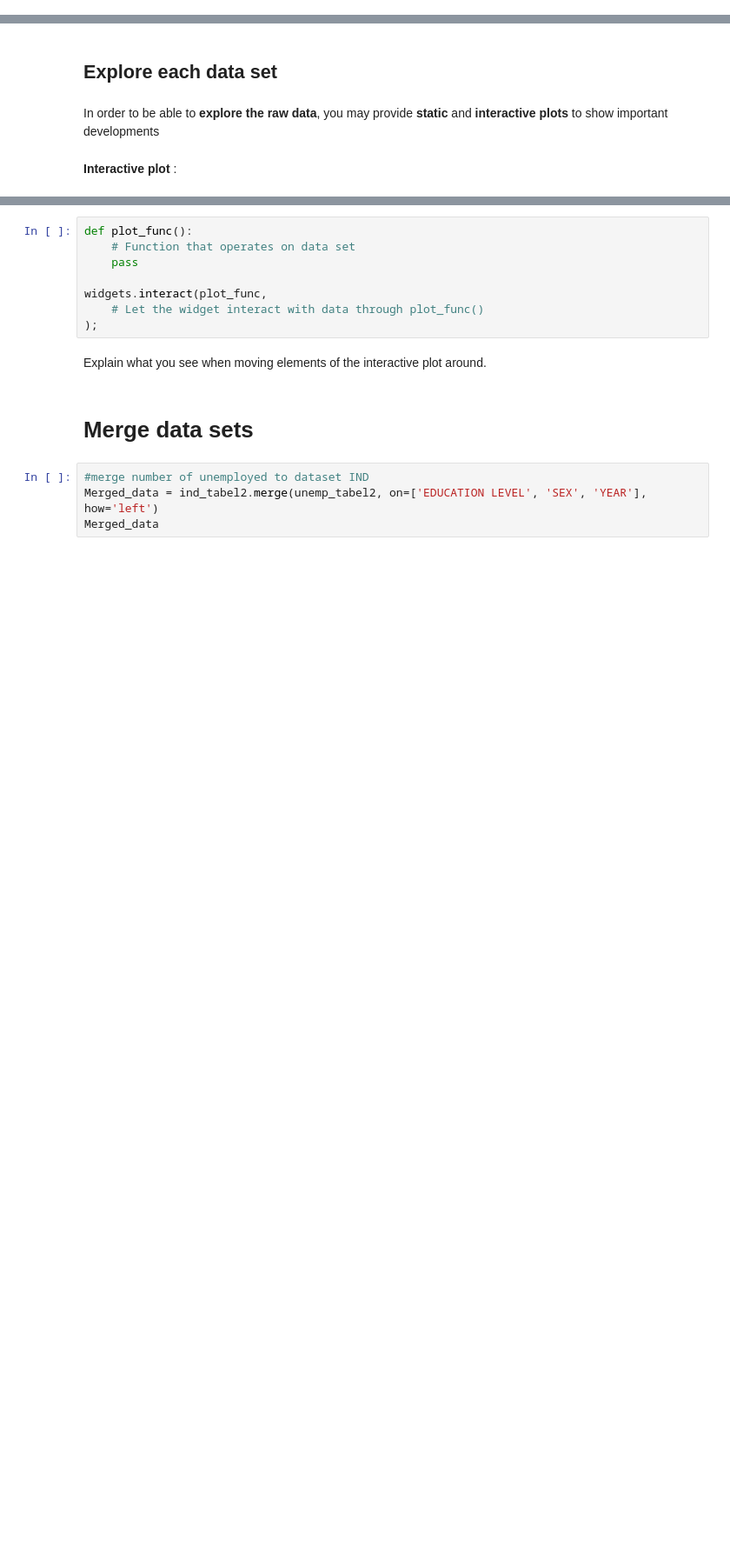
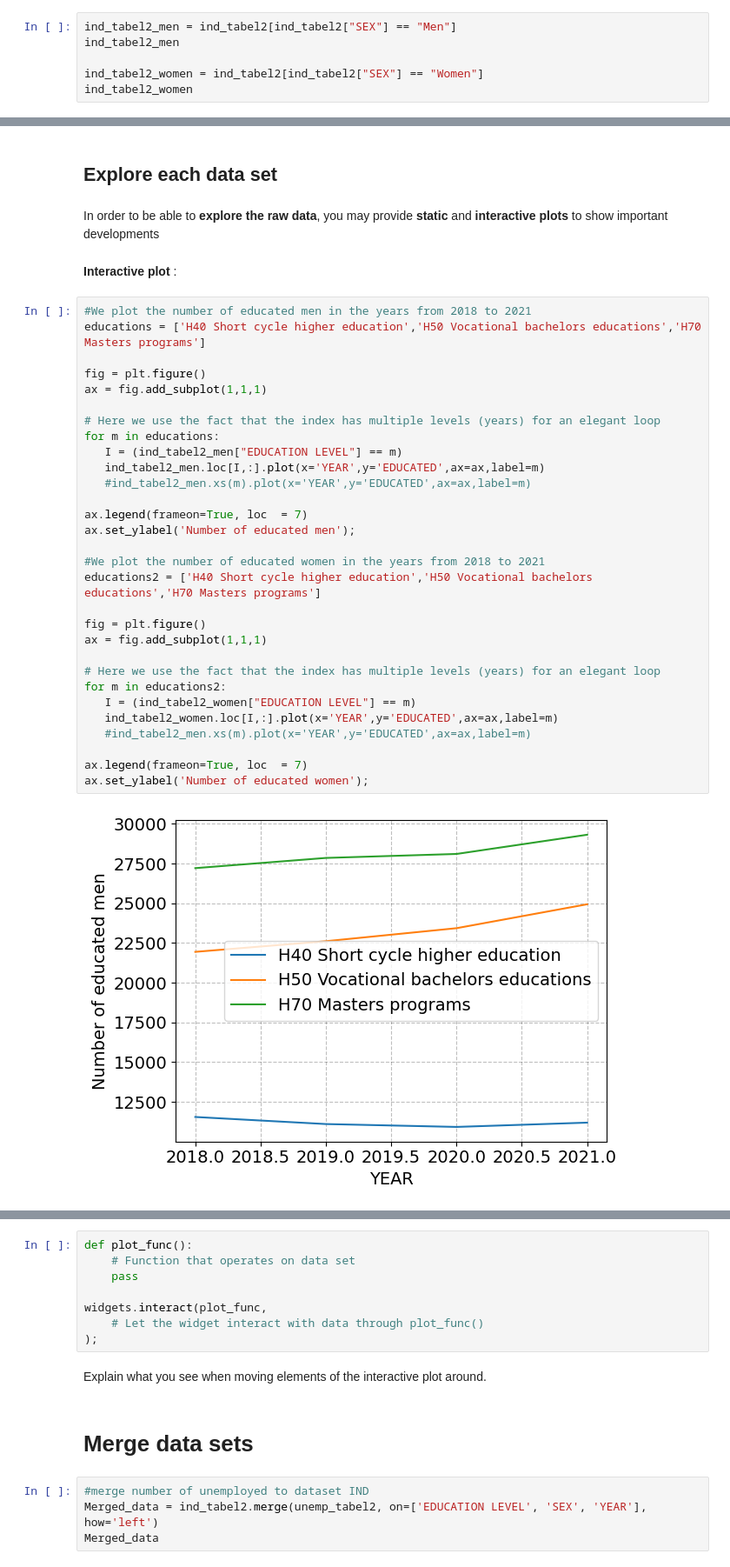
Before and after one commit to NumEconCopenhagen/projects-2023-frederikke-x2-og-sofie, a Jupyter notebook: dataproject/dataproject.ipynb, the cells around one changed output, grey strips where cells are left out. Shown at 87% size. Drawn from its saved outputs; the diff is of its cells as text; blank space fills up the shorter version.

```diff
--- a/dataproject/dataproject.ipynb
+++ b/dataproject/dataproject.ipynb
@@ -309,3 +307,9 @@ ind_tabel2
 | 21 | H50 Vocational bachelors educations | Men | 2021 | 24939 |
 | 22 | H70 Masters programs | Women | 2021 | 36036 |
 | 23 | H70 Masters programs | Men | 2021 | 29317 |
+# %%
+ind_tabel2_men = ind_tabel2[ind_tabel2["SEX"] == "Men"]
+ind_tabel2_men
+
+ind_tabel2_women = ind_tabel2[ind_tabel2["SEX"] == "Women"]
+ind_tabel2_women
@@ -374,3 +392,35 @@ unemp_tabel2
 In order to be able to **explore the raw data**, you may provide **static** and **interactive plots** to show important developments
 # %% [markdown]
 **Interactive plot** :
+# %%
+#We plot the number of educated men in the years from 2018 to 2021
+educations = ['H40 Short cycle higher education','H50 Vocational bachelors educations','H70 Masters programs']
+
+fig = plt.figure()
+ax = fig.add_subplot(1,1,1)
+
+# Here we use the fact that the index has multiple levels (years) for an elegant loop
+for m in educations:
+   I = (ind_tabel2_men["EDUCATION LEVEL"] == m)
+   ind_tabel2_men.loc[I,:].plot(x='YEAR',y='EDUCATED',ax=ax,label=m)
+   #ind_tabel2_men.xs(m).plot(x='YEAR',y='EDUCATED',ax=ax,label=m)
+
+ax.legend(frameon=True, loc  = 7)
+ax.set_ylabel('Number of educated men');
+
+#We plot the number of educated women in the years from 2018 to 2021
+educations2 = ['H40 Short cycle higher education','H50 Vocational bachelors educations','H70 Masters programs']
+
+fig = plt.figure()
+ax = fig.add_subplot(1,1,1)
+
+# Here we use the fact that the index has multiple levels (years) for an elegant loop
+for m in educations2:
+   I = (ind_tabel2_women["EDUCATION LEVEL"] == m)
+   ind_tabel2_women.loc[I,:].plot(x='YEAR',y='EDUCATED',ax=ax,label=m)
+   #ind_tabel2_men.xs(m).plot(x='YEAR',y='EDUCATED',ax=ax,label=m)
+
+ax.legend(frameon=True, loc  = 7)
+ax.set_ylabel('Number of educated women');
+# %% [output]
+[figure, added]
```
Also changed, not shown: parts of 20 cells of this notebook.
